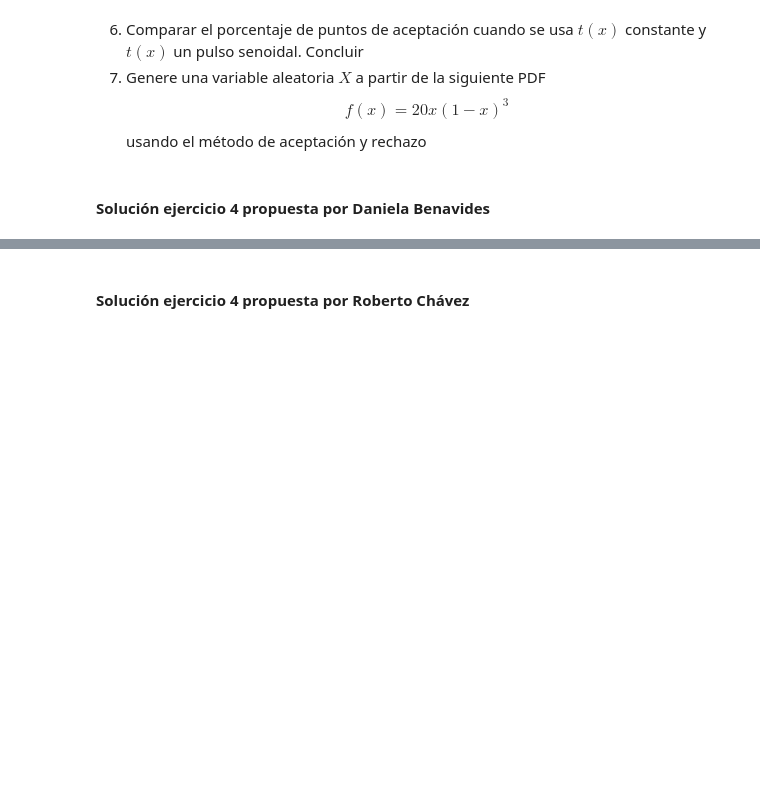
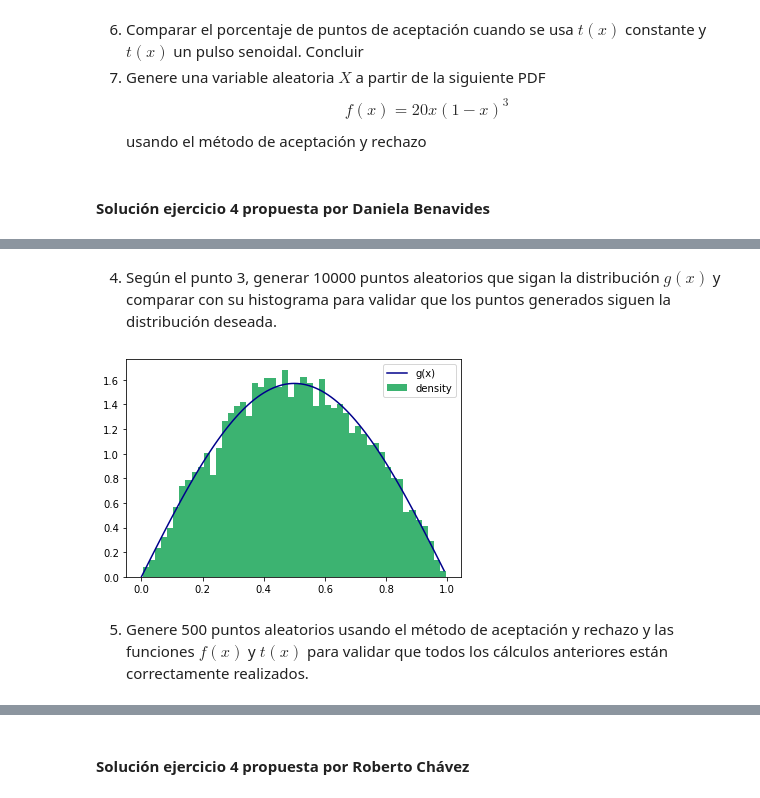
Before and after one commit to danielabenavides/Tarea4_DBenavides_RChavez, a Jupyter notebook: Tarea4.ipynb, the cells around one changed output, grey strips where cells are left out. Cells and saved outputs as stored; diff of their text form; code cells hidden in the pictures; blank space fills up the shorter version.

```diff
--- a/Tarea4.ipynb
+++ b/Tarea4.ipynb
@@ -85,0 +267,25 @@ usando el método de aceptación y rechazo
+# %% [markdown]
+4. Según el punto 3, generar 10000 puntos aleatorios que sigan la distribución $g(x)$ y comparar con su histograma para validar que los puntos generados siguen la distribución deseada.
+# %%
+# Código de solución
+N=10000
+def trans_g(arccos,N):
+    y = (1/np.pi)*np.arccos((2*np.random.uniform(-np.pi/2,np.pi/2,N))/np.pi)
+
+    return y
+# %%
+N = 10000
+f = lambda x: 30*(x**2 - 2*x**3 +x**4)
+a = f(optimize.fmin(lambda x: -f(x),0,disp=False))
+t = lambda x: a*np.sin(np.pi*x)
+g = lambda x: (np.pi /2)*np.sin(np.pi * x)
+x = np.arange(0,1,0.01)
+R1 = trans_g(a,N)
+plt.plot(x,g(x),label='g(x)',color='darkblue')
+plt.hist(R1,bins = 50, density = True, label='density',color='mediumseagreen')
+plt.legend()
+plt.show()
+# %% [output]
+[figure, added]
+# %% [markdown]
+5. Genere 500 puntos aleatorios usando el método de aceptación y rechazo y las funciones $f(x)$ y $t(x)$ para validar que todos los cálculos anteriores están correctamente realizados.
```
Also changed, not shown: parts of 28 cells of this notebook.
